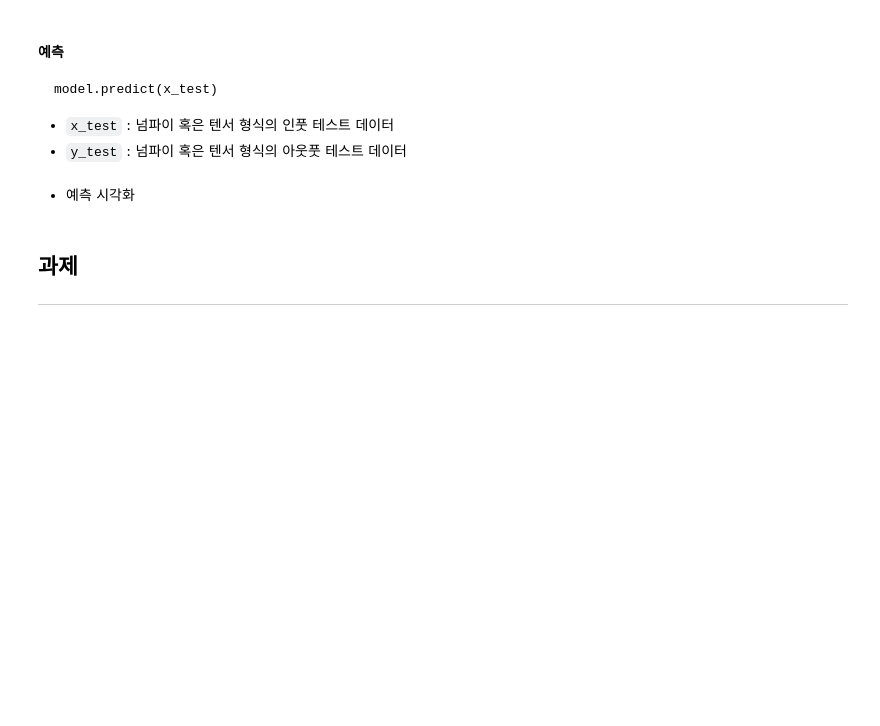
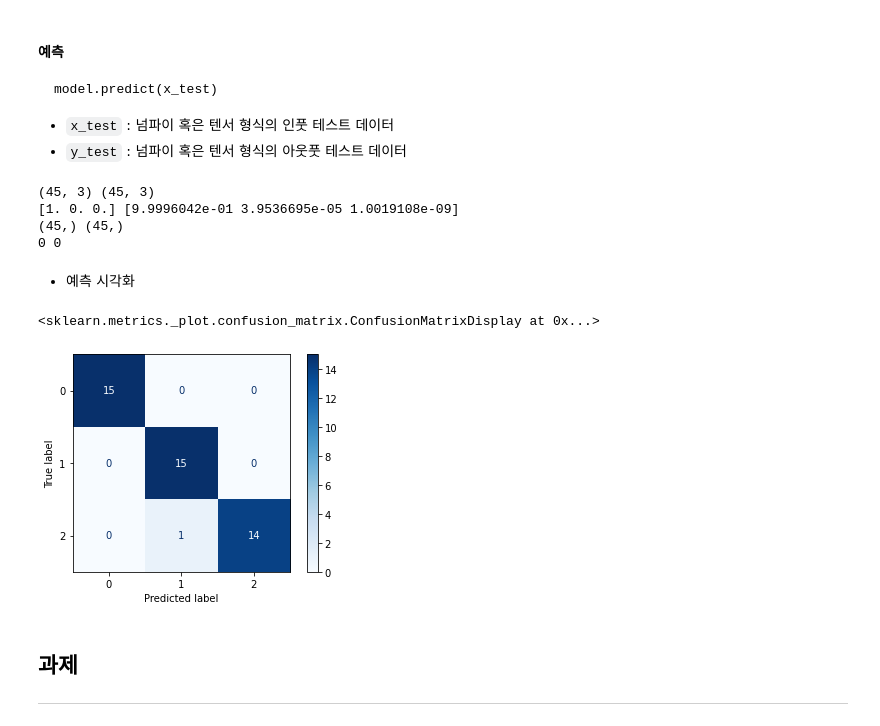
Before and after one commit to yebiny/SkillTreePython-DeepLearning, a Jupyter notebook: 01.딥러닝with텐서플로우-basic/해설/ch01_05_DNN기초_다중분류모델.ipynb, the cells around one changed output. Saved outputs shown, nothing was run; the diff lists cells and outputs as text; code cells hidden in the pictures; blank space fills up the shorter version.

````diff
--- a/01.딥러닝with텐서플로우-basic/해설/ch01_05_DNN기초_다중분류모델.ipynb
+++ b/01.딥러닝with텐서플로우-basic/해설/ch01_05_DNN기초_다중분류모델.ipynb
@@ -242,8 +242,30 @@ model.predict(x_test)
 ```
 * `x_test` : 넘파이 혹은 텐서 형식의 인풋 테스트 데이터
 * `y_test` : 넘파이 혹은 텐서 형식의 아웃풋 테스트 데이터
+# %%
+y_pred = model.predict(x_test)
+print(y_test.shape, y_pred.shape)
+print(y_test[0], y_pred[0])
+# 원핫 -> 라벨
+y_pred = np.argmax(y_pred, axis=1)
+y_test = np.argmax(y_test, axis=1)
+print(y_test.shape, y_pred.shape)
+print(y_test[0], y_pred[0])
+# %% [output]
+(45, 3) (45, 3)
+[1. 0. 0.] [9.9996042e-01 3.9536695e-05 1.0019108e-09]
+(45,) (45,)
+0 0
 # %% [markdown]
 * 예측 시각화
+# %%
+from sklearn.metrics import confusion_matrix, ConfusionMatrixDisplay
+cm = confusion_matrix(y_test, y_pred)
+#print(cm)
+ConfusionMatrixDisplay(cm).plot(cmap='Blues')
+# %% [output]
+<sklearn.metrics._plot.confusion_matrix.ConfusionMatrixDisplay at 0x...>
+[figure, added]
 # %% [markdown]
 ## 과제
 ---
````
Also changed, not shown: parts of 4 cells of this notebook.
